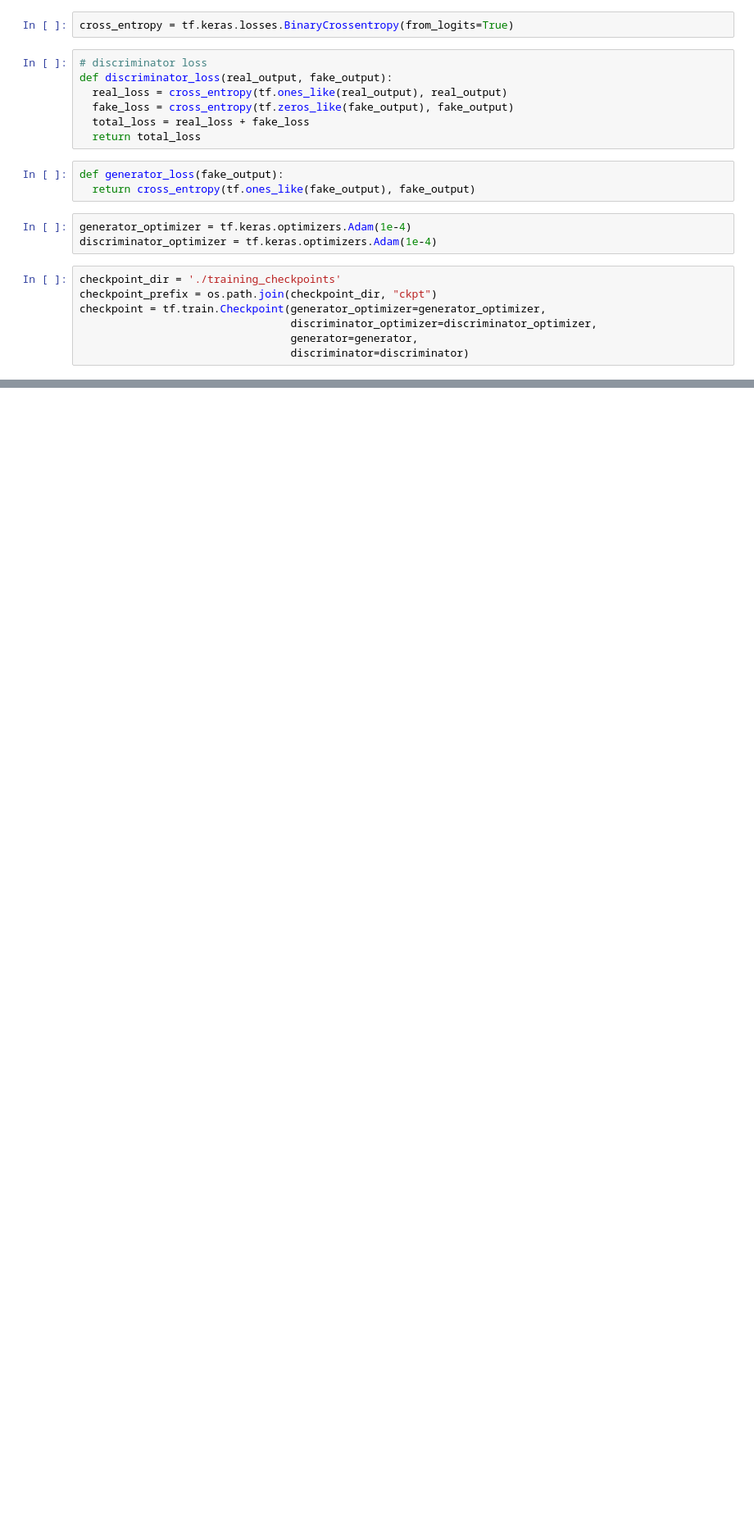
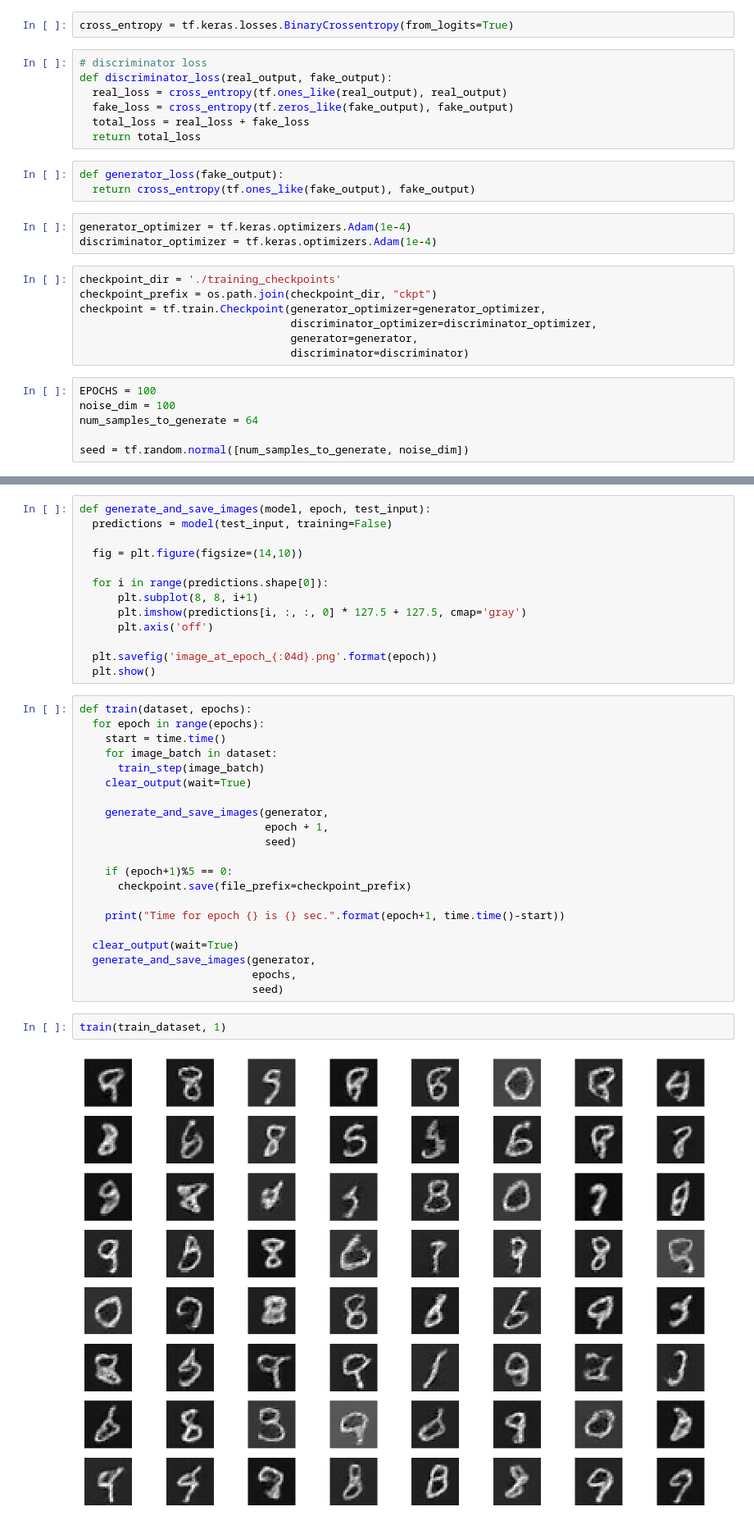
Before and after one commit to sourcecode369/unconventional-neural-networks, a Jupyter notebook: DCGAN/Deep_Convolutional_Generative_Adversarial_Neural_Networks.ipynb, the cells around one changed output, grey strips where cells are left out. Shown at 82% size. Drawn from its saved outputs; the diff is of its cells as text; blank space fills up the shorter version.

```diff
--- a/DCGAN/Deep_Convolutional_Generative_Adversarial_Neural_Networks.ipynb
+++ b/DCGAN/Deep_Convolutional_Generative_Adversarial_Neural_Networks.ipynb
@@ -110,3 +110,9 @@ checkpoint = tf.train.Checkpoint(generator_optimizer=generator_optimizer,
                                  discriminator_optimizer=discriminator_optimizer,
                                  generator=generator,
                                  discriminator=discriminator)
+# %%
+EPOCHS = 100
+noise_dim = 100
+num_samples_to_generate = 64
+
+seed = tf.random.normal([num_samples_to_generate, noise_dim])
@@ -112,0 +140,38 @@ checkpoint = tf.train.Checkpoint(generator_optimizer=generator_optimizer,
+# %%
+def generate_and_save_images(model, epoch, test_input):
+  predictions = model(test_input, training=False)
+
+  fig = plt.figure(figsize=(14,10))
+
+  for i in range(predictions.shape[0]):
+      plt.subplot(8, 8, i+1)
+      plt.imshow(predictions[i, :, :, 0] * 127.5 + 127.5, cmap='gray')
+      plt.axis('off')
+
+  plt.savefig('image_at_epoch_{:04d}.png'.format(epoch))
+  plt.show()
+# %%
+def train(dataset, epochs):
+  for epoch in range(epochs):
+    start = time.time()
+    for image_batch in dataset:
+      train_step(image_batch)
+    clear_output(wait=True)
+
+    generate_and_save_images(generator,
+                             epoch + 1,
+                             seed)
+
+    if (epoch+1)%5 == 0:
+      checkpoint.save(file_prefix=checkpoint_prefix)
+
+    print("Time for epoch {} is {} sec.".format(epoch+1, time.time()-start))
+
+  clear_output(wait=True)
+  generate_and_save_images(generator,
+                           epochs,
+                           seed)
+# %%
+train(train_dataset, 1)
+# %% [output]
+[figure, added]
```
Also changed, not shown: parts of 8 cells of this notebook.
